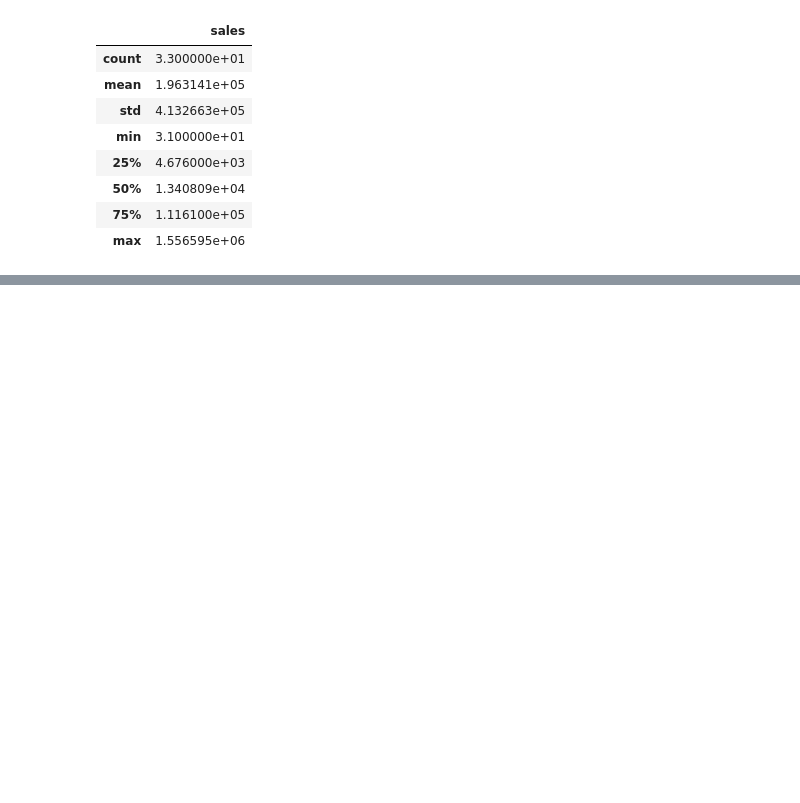
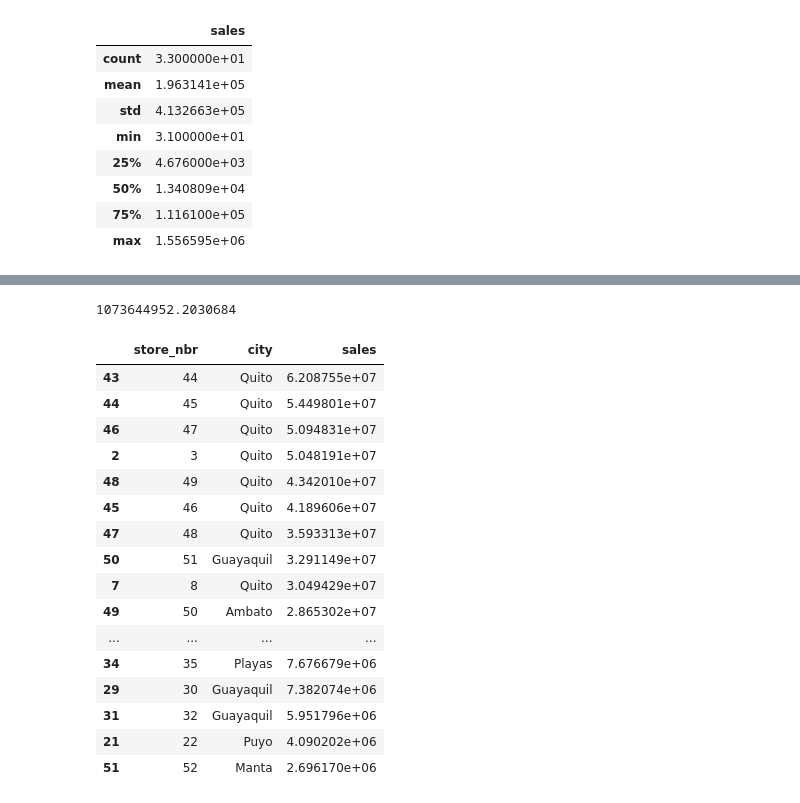
Before and after one commit to mrdaraujo/business_case_869, a Jupyter notebook: notebooks/farah_DataVisualisation_BaseModel.ipynb, the cells around one changed output, grey strips where cells are left out. Drawn from its saved outputs; the diff is of its cells as text; code cells hidden in the pictures; blank space fills up the shorter version.

```diff
--- a/notebooks/farah_DataVisualisation_BaseModel.ipynb
+++ b/notebooks/farah_DataVisualisation_BaseModel.ipynb
@@ -1017,0 +1097,4 @@ data_selection_fam_2016_bycity_bystore.describe()
+# %%
+df_top5Stores = data_train_merge_stores.groupby(['store_nbr','city'])['sales'].sum()
+df_top5Stores = pd.DataFrame(df_top5Stores).reset_index().sort_values('sales',ascending = False)
+df_top5Stores.describe()
@@ -1017,0 +1111,24 @@ data_selection_fam_2016_bycity_bystore.describe()
+# %%
+df_top5Stores['sales'].sum()
+# %% [output]
+1073644952.2030684
+# %%
+df_top5Stores
+# %% [output]
+|  | store_nbr | city | sales |
+| 43 | 44 | Quito | 6.208755e+07 |
+| 44 | 45 | Quito | 5.449801e+07 |
+| 46 | 47 | Quito | 5.094831e+07 |
+| 2 | 3 | Quito | 5.048191e+07 |
+| 48 | 49 | Quito | 4.342010e+07 |
+| 45 | 46 | Quito | 4.189606e+07 |
+| 47 | 48 | Quito | 3.593313e+07 |
+| 50 | 51 | Guayaquil | 3.291149e+07 |
+| 7 | 8 | Quito | 3.049429e+07 |
+| 49 | 50 | Ambato | 2.865302e+07 |
+| ... | ... | ... | ... |
+| 34 | 35 | Playas | 7.676679e+06 |
+| 29 | 30 | Guayaquil | 7.382074e+06 |
+| 31 | 32 | Guayaquil | 5.951796e+06 |
+| 21 | 22 | Puyo | 4.090202e+06 |
+| 51 | 52 | Manta | 2.696170e+06 |
```
Also changed, not shown: parts of 5 cells of this notebook, 2 other files.
